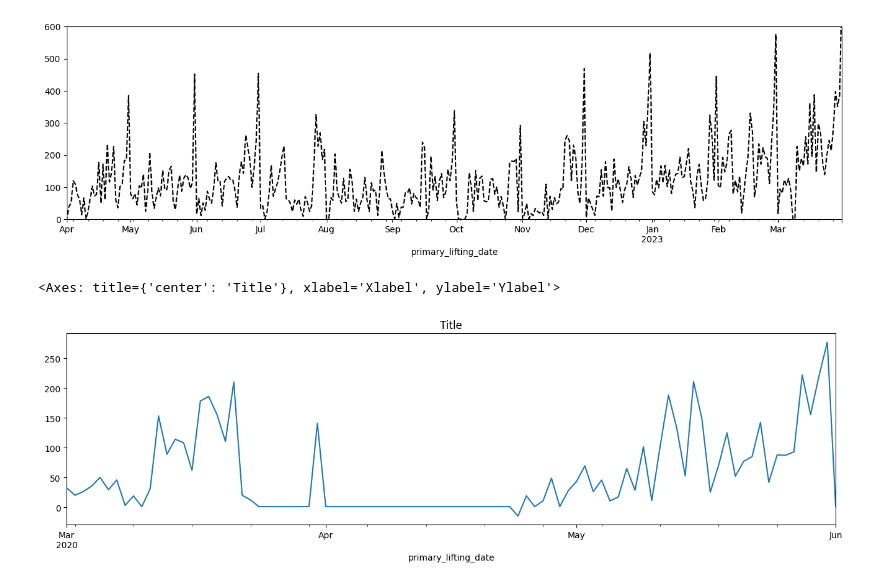
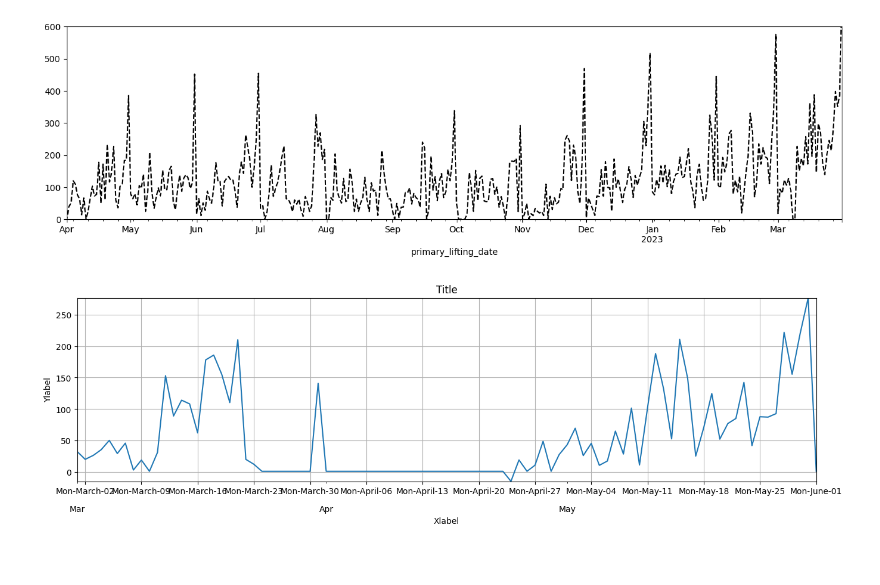
Before and after one commit to Csengupta1101/Time-Series-Framework, a Jupyter notebook: Time_Series_Foundation.ipynb, the cells around one changed output. Drawn from its saved outputs; the diff is of its cells as text; code cells hidden in the pictures.

```diff
--- a/Time_Series_Foundation.ipynb
+++ b/Time_Series_Foundation.ipynb
@@ -226,10 +226,20 @@ df1['primary_lifting'].plot(figsize=(16,4),xlim=['2022-04-01','2023-03-31'],ylim
 # %%
 # Marking xticks using locators , suppose xticks need to re structured based on weeks , we can use the locator as below
 from matplotlib import dates
-df1['primary_lifting']['2020-03-01':'2020-06-01'].plot(figsize=(16,4),title=title)
+ax = df1['primary_lifting']['2020-03-01':'2020-06-01'].plot(figsize=(16,4),title=title)
 ax.autoscale(axis='both',tight=True)
 ax.set(xlabel=xlabel,ylabel=ylabel)
-ax
+ax.xaxis.set_major_locator(dates.WeekdayLocator(byweekday=0))
+''' setting formatter to make xticks more explainable '''
+ax.xaxis.set_major_formatter(dates.DateFormatter('%a-%B-%d'))
+
+''' setting month locator as minor locator and minor formatter '''
+ax.xaxis.set_minor_locator(dates.MonthLocator())
+''' using \n to put xticks in multiple lines '''
+ax.xaxis.set_minor_formatter(dates.DateFormatter('\n\n%b'))
+
+''' setting up grids '''
+ax.yaxis.grid(True)
+ax.xaxis.grid(True)
 # %% [output]
-<Axes: title={'center': 'Title'}, xlabel='Xlabel', ylabel='Ylabel'>
-[figure, old version]
+[figure, new version]
```
